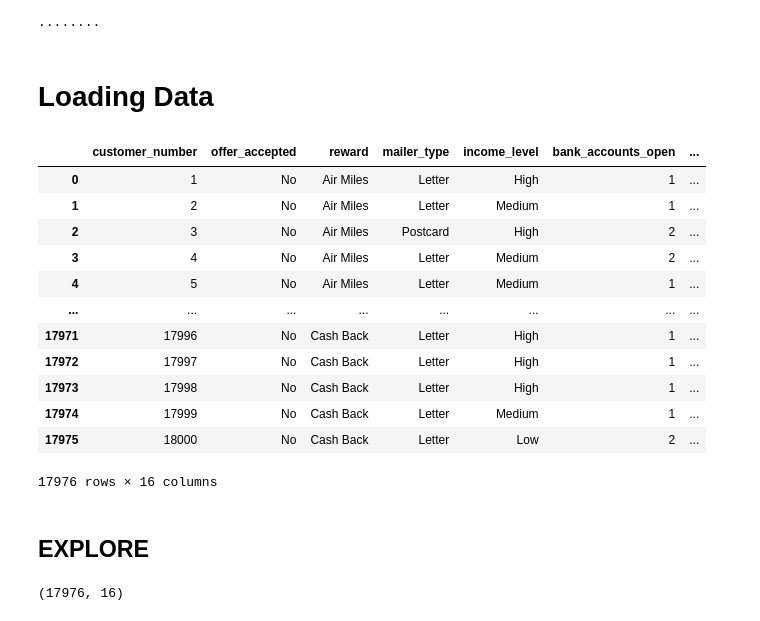
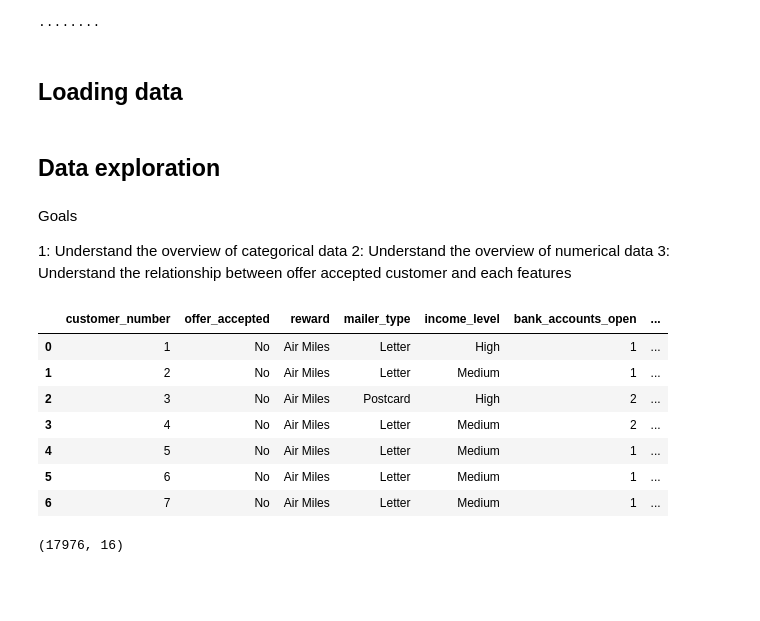
Before and after one commit to silviagonzalez98/Mid-Bootcamp-Project-Classification, a Jupyter notebook: Python-midpoint-project.ipynb, the cells around one changed output. Drawn from its saved outputs; the diff is of its cells as text; code cells hidden in the pictures; blank space fills up the shorter version.

```diff
--- a/Python-midpoint-project.ipynb
+++ b/Python-midpoint-project.ipynb
@@ -32,28 +32,30 @@ engine = create_engine(connection_string)
 # %% [output]
 ········
 # %% [markdown]
-# Loading Data
+## Loading data
 # %%
 query = '''SELECT * from credit_card_classification.credit_card_data;'''
 
 data = pd.read_sql_query(query, engine)
-data
-# %% [output]
-|  | customer_number | offer_accepted | reward | mailer_type | income_level | bank_accounts_open | ... |
-| 0 | 1 | No | Air Miles | Letter | High | 1 | ... |
-| 1 | 2 | No | Air Miles | Letter | Medium | 1 | ... |
-| 2 | 3 | No | Air Miles | Postcard | High | 2 | ... |
-| 3 | 4 | No | Air Miles | Letter | Medium | 2 | ... |
-| 4 | 5 | No | Air Miles | Letter | Medium | 1 | ... |
-| ... | ... | ... | ... | ... | ... | ... | ... |
-| 17971 | 17996 | No | Cash Back | Letter | High | 1 | ... |
-| 17972 | 17997 | No | Cash Back | Letter | High | 1 | ... |
-| 17973 | 17998 | No | Cash Back | Letter | High | 1 | ... |
-| 17974 | 17999 | No | Cash Back | Letter | Medium | 1 | ... |
-| 17975 | 18000 | No | Cash Back | Letter | Low | 2 | ... |
-17976 rows × 16 columns
 # %% [markdown]
-## EXPLORE
+## Data exploration
+# %% [markdown]
+Goals
+
+1: Understand the overview of categorical data
+2: Understand the overview of numerical data
+3: Understand the relationship between offer accepted customer and each features
+# %%
+data.head(7)
+# %% [output]
+|  | customer_number | offer_accepted | reward | mailer_type | income_level | bank_accounts_open | ... |
+| 0 | 1 | No | Air Miles | Letter | High | 1 | ... |
+| 1 | 2 | No | Air Miles | Letter | Medium | 1 | ... |
+| 2 | 3 | No | Air Miles | Postcard | High | 2 | ... |
+| 3 | 4 | No | Air Miles | Letter | Medium | 2 | ... |
+| 4 | 5 | No | Air Miles | Letter | Medium | 1 | ... |
+| 5 | 6 | No | Air Miles | Letter | Medium | 1 | ... |
+| 6 | 7 | No | Air Miles | Letter | Medium | 1 | ... |
 # %%
 data.shape
 # %% [output]
```
Also changed, not shown: parts of 27 cells of this notebook.
